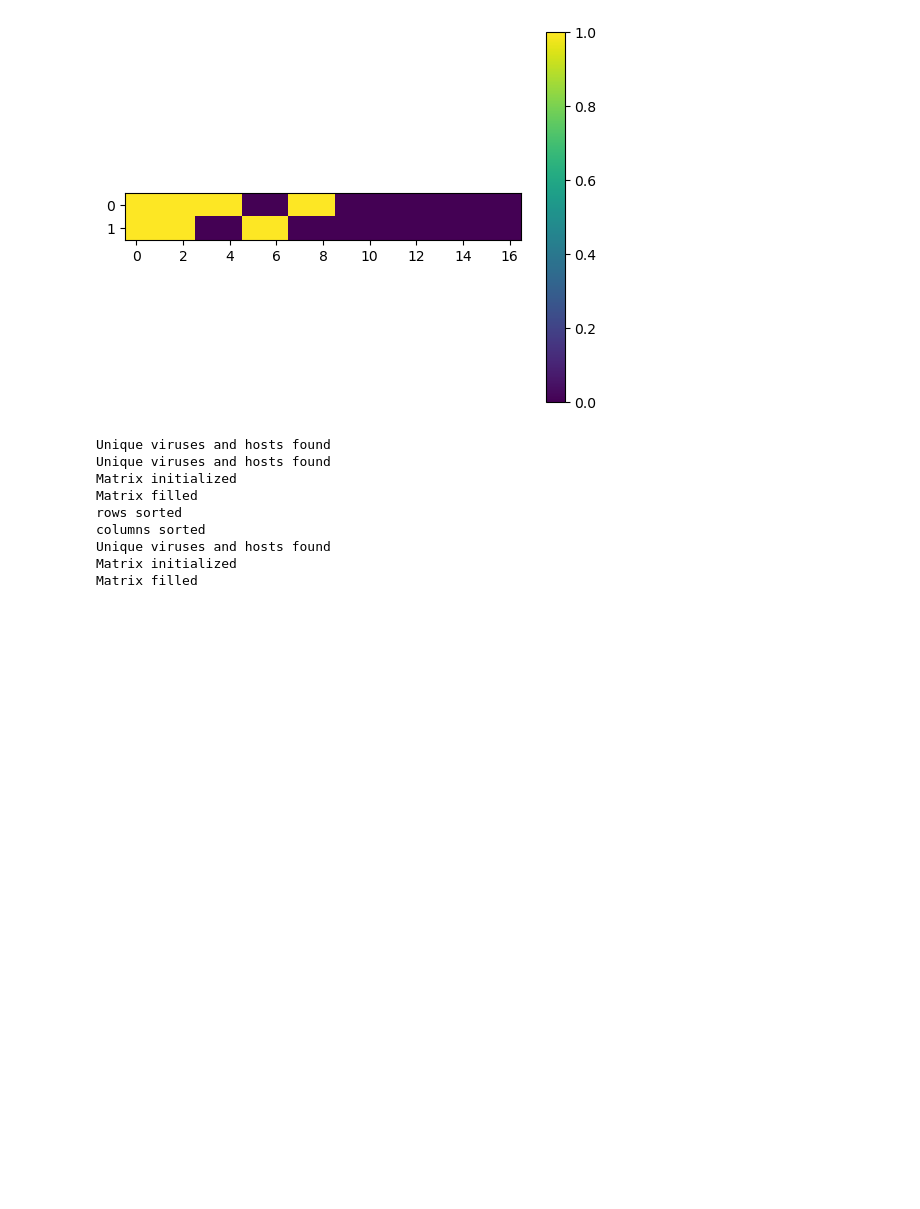
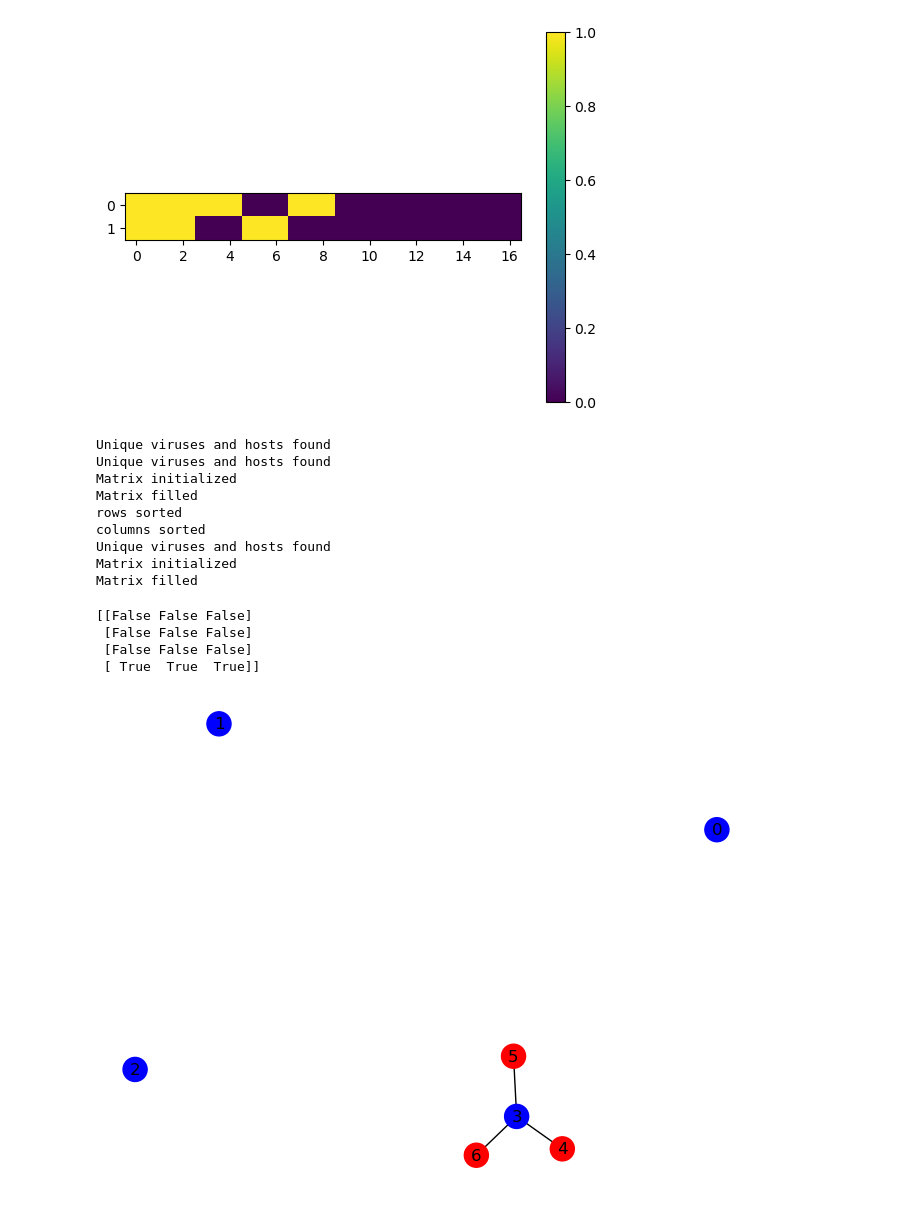
Before and after one commit to DuhaimeLab/VirusHostNetworkAnalysis, a Jupyter notebook: test_updated.ipynb, the cells around one changed output. Drawn from its saved outputs; the diff is of its cells as text; code cells hidden in the pictures; blank space fills up the shorter version.

```diff
--- a/test_updated.ipynb
+++ b/test_updated.ipynb
@@ -84,3 +84,19 @@ columns sorted
 Unique viruses and hosts found
 Matrix initialized
 Matrix filled
+# %%
+from VirusHostNetworkAnalysis.visualize import Graph
+from VirusHostNetworkAnalysis.null_model import ER
+import matplotlib.pyplot as plt
+
+ER_graph = ER(4, 3, 0.3)
+ER_graph.initialize_graph()
+rand_matrix = ER_graph.fill_ER_graph()
+rand_graph = Graph(rand_matrix, (0, 1, 2, 3), (4, 5, 6))
+rand_graph.draw_graph1(True)
+# %% [output]
+[[False False False]
+ [False False False]
+ [False False False]
+ [ True  True  True]]
+[figure, added]
```
Also changed, not shown: parts of 2 cells of this notebook, 12 other files.
